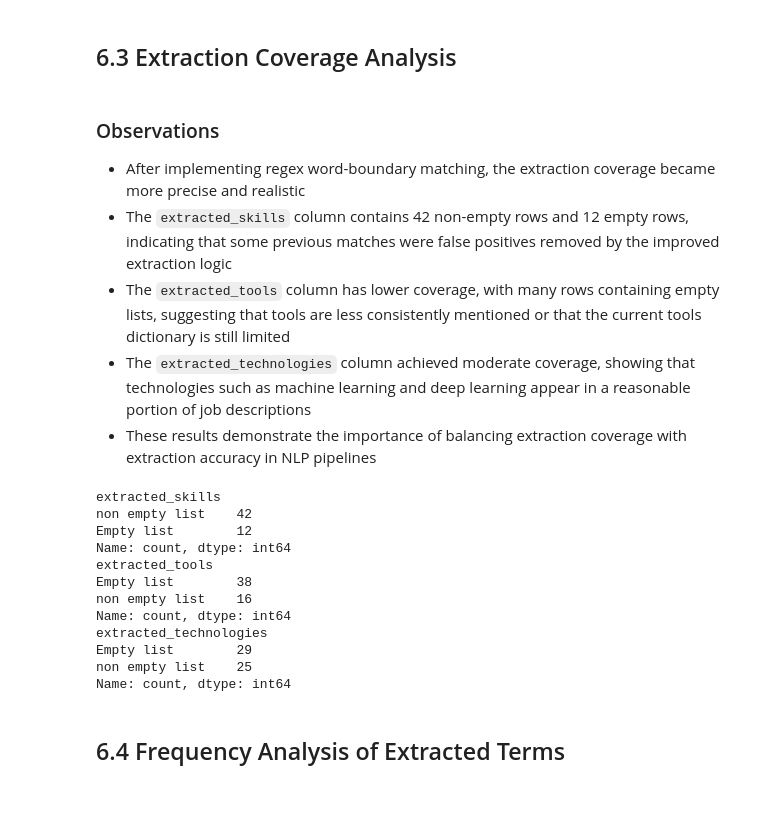
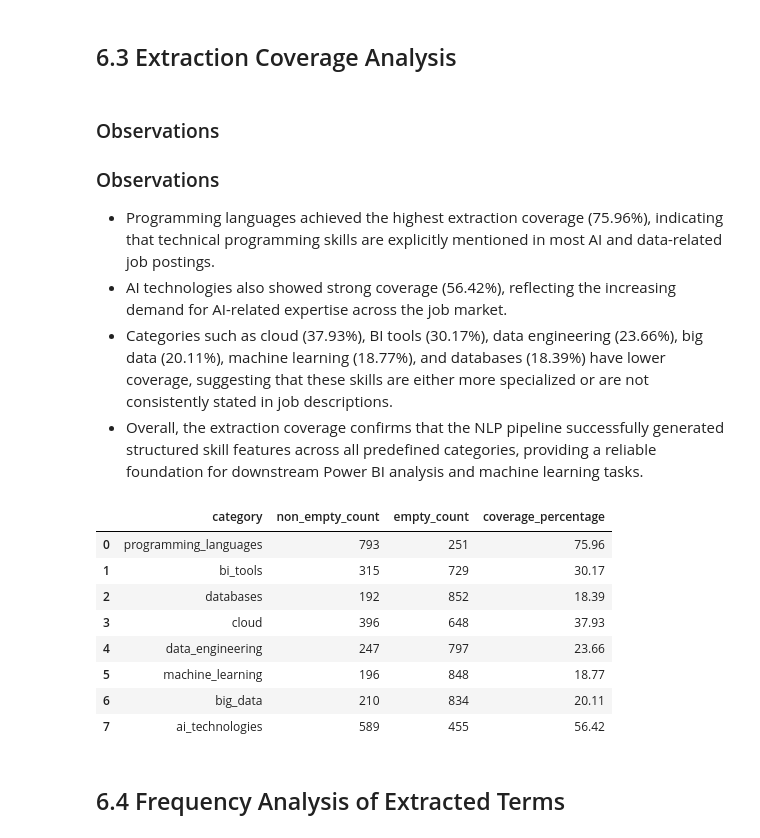
Before and after one commit to AntonioJabbour/job_market_inteligence, a Jupyter notebook: notebooks/01_initial_eda.ipynb, the cells around one changed output. Saved outputs shown, nothing was run; the diff lists cells and outputs as text; code cells hidden in the pictures; blank space fills up the shorter version.

Commit message:
update the Extraction Coverage Analysis

```diff
--- a/notebooks/01_initial_eda.ipynb
+++ b/notebooks/01_initial_eda.ipynb
@@ -663,28 +663,41 @@ df[extracted_columns].head()
 # %% [markdown]
 ### Observations
 
-- After implementing regex word-boundary matching, the extraction coverage became more precise and realistic
-- The `extracted_skills` column contains 42 non-empty rows and 12 empty rows, indicating that some previous matches were false positives removed by the improved extraction logic
-- The `extracted_tools` column has lower coverage, with many rows containing empty lists, suggesting that tools are less consistently mentioned or that the current tools dictionary is still limited
-- The `extracted_technologies` column achieved moderate coverage, showing that technologies such as machine learning and deep learning appear in a reasonable portion of job descriptions
-- These results demonstrate the importance of balancing extraction coverage with extraction accuracy in NLP pipelines
+### Observations
+
+- Programming languages achieved the highest extraction coverage (75.96%), indicating that technical programming skills are explicitly mentioned in most AI and data-related job postings.
+- AI technologies also showed strong coverage (56.42%), reflecting the increasing demand for AI-related expertise across the job market.
+- Categories such as cloud (37.93%), BI tools (30.17%), data engineering (23.66%), big data (20.11%), machine learning (18.77%), and databases (18.39%) have lower coverage, suggesting that these skills are either more specialized or are not consistently stated in job descriptions.
+- Overall, the extraction coverage confirms that the NLP pipeline successfully generated structured skill features across all predefined categories, providing a reliable foundation for downstream Power BI analysis and machine learning tasks.
 # %%
-print(df['extracted_skills'].apply(lambda x:'Empty list' if len(x)== 0 else 'non empty list').value_counts())
-print(df['extracted_tools'].apply(lambda x:'Empty list' if len(x)== 0 else 'non empty list').value_counts())
-print(df['extracted_technologies'].apply(lambda x:'Empty list' if len(x)== 0 else 'non empty list').value_counts())
+# Create extraction coverage summary
+coverage_summary = []
+
+for col in extracted_columns:
+    non_empty_count = df[col].apply(lambda x: len(x) > 0).sum()
+    empty_count = df[col].apply(lambda x: len(x) == 0).sum()
+    coverage_percentage = round((non_empty_count / len(df)) * 100, 2)
+
+    coverage_summary.append({
+        "category": col.replace("extracted_", ""),
+        "non_empty_count": non_empty_count,
+        "empty_count": empty_count,
+        "coverage_percentage": coverage_percentage
+    })
+
+coverage_summary_df = pd.DataFrame(coverage_summary)
+
+coverage_summary_df
 # %% [output]
-extracted_skills
-non empty list    42
-Empty list        12
-Name: count, dtype: int64
-extracted_tools
-Empty list        38
-non empty list    16
-Name: count, dtype: int64
-extracted_technologies
-Empty list        29
-non empty list    25
-Name: count, dtype: int64
+|  | category | non_empty_count | empty_count | coverage_percentage |
+| 0 | programming_languages | 793 | 251 | 75.96 |
+| 1 | bi_tools | 315 | 729 | 30.17 |
+| 2 | databases | 192 | 852 | 18.39 |
+| 3 | cloud | 396 | 648 | 37.93 |
+| 4 | data_engineering | 247 | 797 | 23.66 |
+| 5 | machine_learning | 196 | 848 | 18.77 |
+| 6 | big_data | 210 | 834 | 20.11 |
+| 7 | ai_technologies | 589 | 455 | 56.42 |
 # %% [markdown]
 ## 6.4 Frequency Analysis of Extracted Terms
 # %% [markdown]
```
Also changed, not shown: parts of 2 cells of this notebook.
